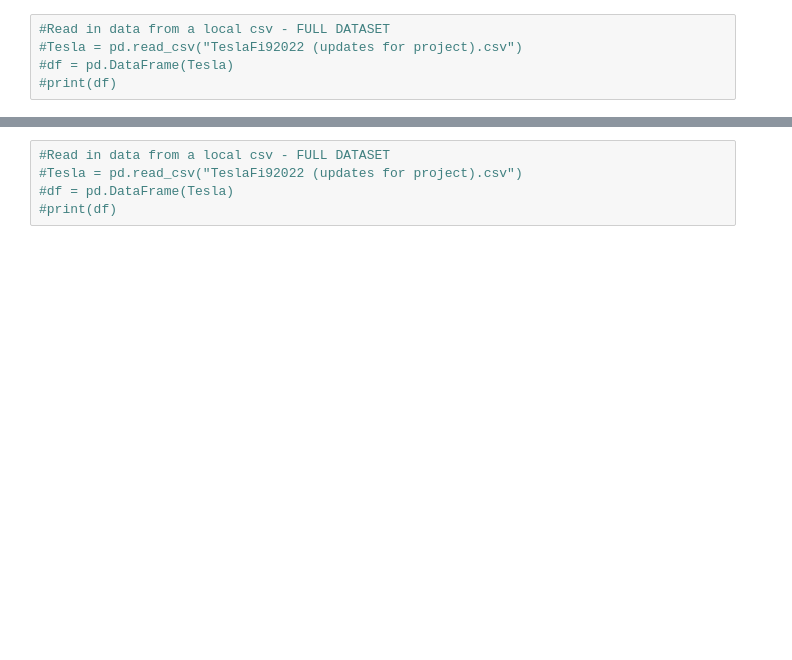
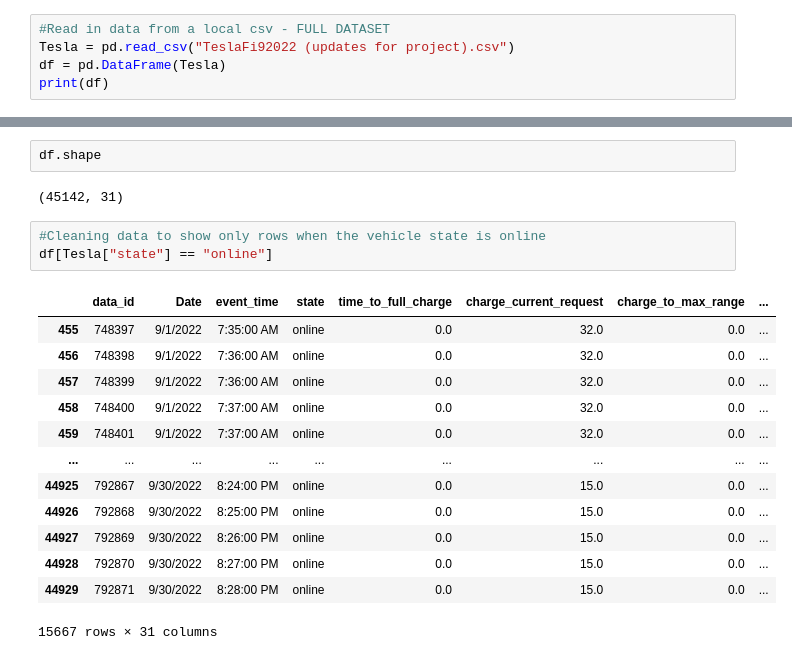
Before and after one commit to kyhokie/data_1_project, a Jupyter notebook: Tesla_Data.ipynb, the cells around one changed output, grey strips where cells are left out. Cells and saved outputs as stored; diff of their text form; blank space fills up the shorter version.

Commit message:
Calculations and Data cleaning in place.

```diff
--- a/Tesla_Data.ipynb
+++ b/Tesla_Data.ipynb
@@ -30,5 +13,5 @@ print(df)
 # %%
 #Read in data from a local csv - FULL DATASET
-#Tesla = pd.read_csv("TeslaFi92022 (updates for project).csv")
-#df = pd.DataFrame(Tesla)
-#print(df)
+Tesla = pd.read_csv("TeslaFi92022 (updates for project).csv")
+df = pd.DataFrame(Tesla)
+print(df)
@@ -56,5 +36,21 @@ Tesla.dropna()
-# %%
-#Read in data from a local csv - FULL DATASET
-#Tesla = pd.read_csv("TeslaFi92022 (updates for project).csv")
-#df = pd.DataFrame(Tesla)
-#print(df)
+# %%
+df.shape
+# %% [output]
+(45142, 31)
+# %%
+#Cleaning data to show only rows when the vehicle state is online
+df[Tesla["state"] == "online"]
+# %% [output]
+|  | data_id | Date | event_time | state | time_to_full_charge | charge_current_request | charge_to_max_range | ... |
+| 455 | 748397 | 9/1/2022 | 7:35:00 AM | online | 0.0 | 32.0 | 0.0 | ... |
+| 456 | 748398 | 9/1/2022 | 7:36:00 AM | online | 0.0 | 32.0 | 0.0 | ... |
+| 457 | 748399 | 9/1/2022 | 7:36:00 AM | online | 0.0 | 32.0 | 0.0 | ... |
+| 458 | 748400 | 9/1/2022 | 7:37:00 AM | online | 0.0 | 32.0 | 0.0 | ... |
+| 459 | 748401 | 9/1/2022 | 7:37:00 AM | online | 0.0 | 32.0 | 0.0 | ... |
+| ... | ... | ... | ... | ... | ... | ... | ... | ... |
+| 44925 | 792867 | 9/30/2022 | 8:24:00 PM | online | 0.0 | 15.0 | 0.0 | ... |
+| 44926 | 792868 | 9/30/2022 | 8:25:00 PM | online | 0.0 | 15.0 | 0.0 | ... |
+| 44927 | 792869 | 9/30/2022 | 8:26:00 PM | online | 0.0 | 15.0 | 0.0 | ... |
+| 44928 | 792870 | 9/30/2022 | 8:27:00 PM | online | 0.0 | 15.0 | 0.0 | ... |
+| 44929 | 792871 | 9/30/2022 | 8:28:00 PM | online | 0.0 | 15.0 | 0.0 | ... |
+15667 rows × 31 columns
```
Also changed, not shown: parts of 27 cells of this notebook.
